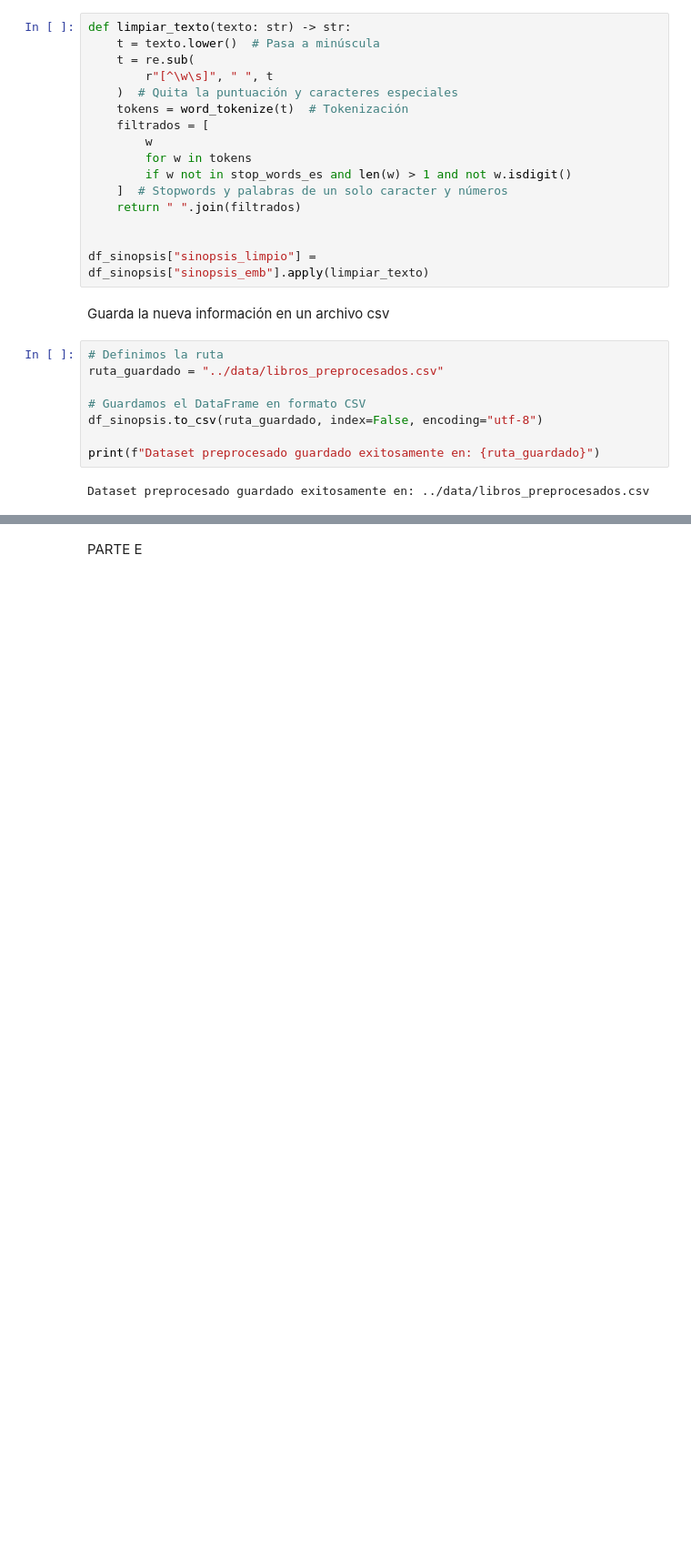
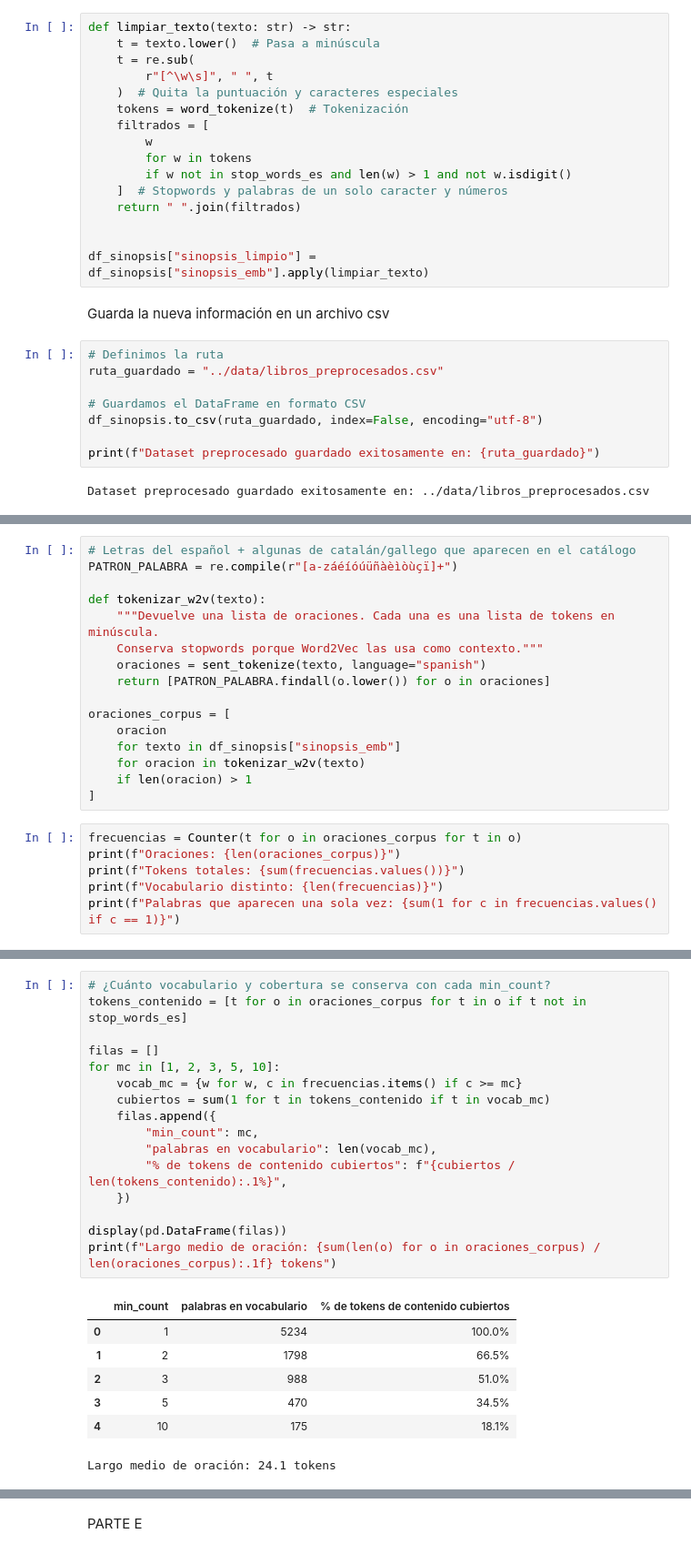
Before and after one commit to Franrnn/TUIA-NLP, a Jupyter notebook: src/TP2_embeddings_busqueda_semantica.ipynb, the cells around one changed output, grey strips where cells are left out. Shown at 91% size. Drawn from its saved outputs; the diff is of its cells as text; blank space fills up the shorter version.

```diff
--- a/src/TP2_embeddings_busqueda_semantica.ipynb
+++ b/src/TP2_embeddings_busqueda_semantica.ipynb
@@ -131,0 +142,22 @@ Dataset preprocesado guardado exitosamente en: ../data/libros_preprocesados.csv
+# %%
+# Letras del español + algunas de catalán/gallego que aparecen en el catálogo
+PATRON_PALABRA = re.compile(r"[a-záéíóúüñàèìòùçï]+")
+
+def tokenizar_w2v(texto):
+    """Devuelve una lista de oraciones. Cada una es una lista de tokens en minúscula.
+    Conserva stopwords porque Word2Vec las usa como contexto."""
+    oraciones = sent_tokenize(texto, language="spanish")
+    return [PATRON_PALABRA.findall(o.lower()) for o in oraciones]
+
+oraciones_corpus = [
+    oracion
+    for texto in df_sinopsis["sinopsis_emb"]
+    for oracion in tokenizar_w2v(texto)
+    if len(oracion) > 1
+]
+# %%
+frecuencias = Counter(t for o in oraciones_corpus for t in o)
+print(f"Oraciones: {len(oraciones_corpus)}")
+print(f"Tokens totales: {sum(frecuencias.values())}")
+print(f"Vocabulario distinto: {len(frecuencias)}")
+print(f"Palabras que aparecen una sola vez: {sum(1 for c in frecuencias.values() if c == 1)}")
@@ -131,0 +211,24 @@ Dataset preprocesado guardado exitosamente en: ../data/libros_preprocesados.csv
+# %%
+# ¿Cuánto vocabulario y cobertura se conserva con cada min_count?
+tokens_contenido = [t for o in oraciones_corpus for t in o if t not in stop_words_es]
+
+filas = []
+for mc in [1, 2, 3, 5, 10]:
+    vocab_mc = {w for w, c in frecuencias.items() if c >= mc}
+    cubiertos = sum(1 for t in tokens_contenido if t in vocab_mc)
+    filas.append({
+        "min_count": mc,
+        "palabras en vocabulario": len(vocab_mc),
+        "% de tokens de contenido cubiertos": f"{cubiertos / len(tokens_contenido):.1%}",
+    })
+
+display(pd.DataFrame(filas))
+print(f"Largo medio de oración: {sum(len(o) for o in oraciones_corpus) / len(oraciones_corpus):.1f} tokens")
+# %% [output]
+|  | min_count | palabras en vocabulario | % de tokens de contenido cubiertos |
+| 0 | 1 | 5234 | 100.0% |
+| 1 | 2 | 1798 | 66.5% |
+| 2 | 3 | 988 | 51.0% |
+| 3 | 5 | 470 | 34.5% |
+| 4 | 10 | 175 | 18.1% |
+Largo medio de oración: 24.1 tokens
```
Also changed, not shown: parts of 21 cells of this notebook, 2 other files.
